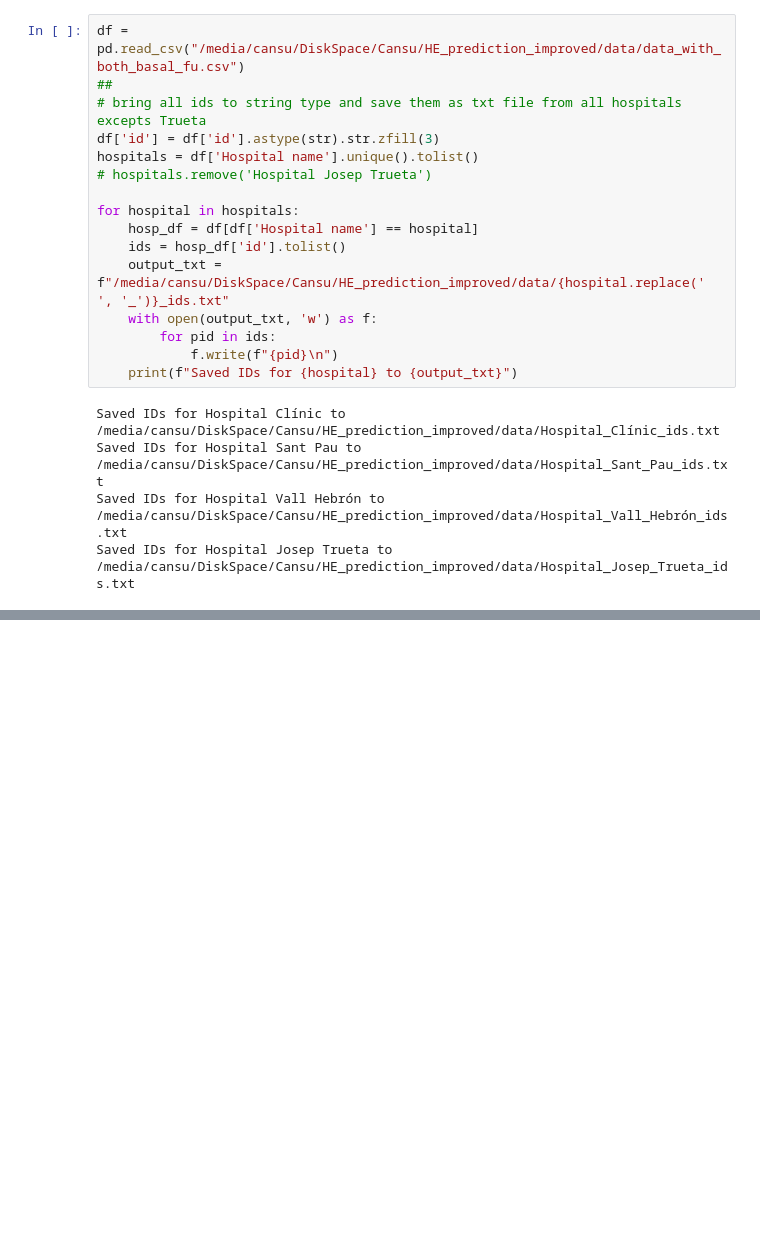
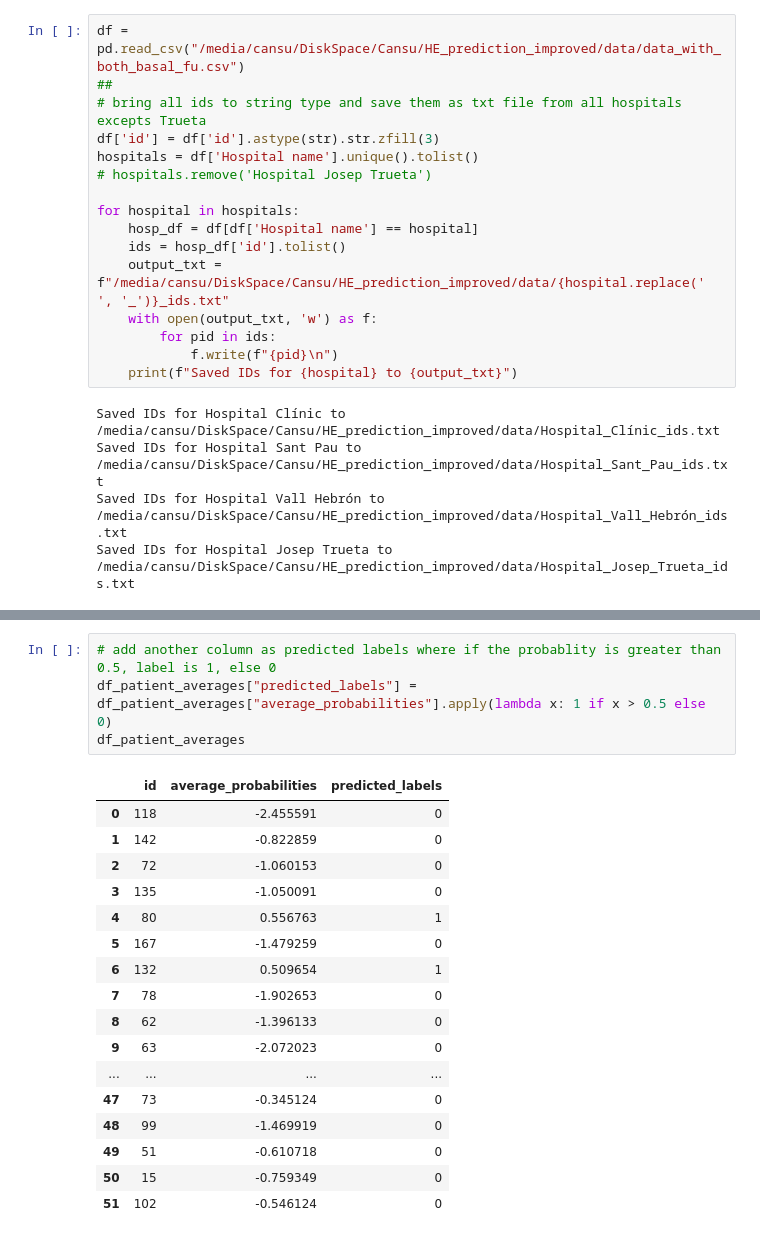
Before and after one commit to cansuyalcinn/HE_prediction_improved, a Jupyter notebook: notebook.ipynb, the cells around one changed output, grey strips where cells are left out. Cells and saved outputs as stored; diff of their text form; blank space fills up the shorter version.

```diff
--- a/notebook.ipynb
+++ b/notebook.ipynb
@@ -406,0 +640,22 @@ array([0., 0., 0., 0., 0., 1., 0., 0., 1., 0., 1., 0., 0., 0., 0., 0., 0.,
+# %%
+# add another column as predicted labels where if the probablity is greater than 0.5, label is 1, else 0
+df_patient_averages["predicted_labels"] = df_patient_averages["average_probabilities"].apply(lambda x: 1 if x > 0.5 else 0)
+df_patient_averages
+# %% [output]
+|  | id | average_probabilities | predicted_labels |
+| 0 | 118 | -2.455591 | 0 |
+| 1 | 142 | -0.822859 | 0 |
+| 2 | 72 | -1.060153 | 0 |
+| 3 | 135 | -1.050091 | 0 |
+| 4 | 80 | 0.556763 | 1 |
+| 5 | 167 | -1.479259 | 0 |
+| 6 | 132 | 0.509654 | 1 |
+| 7 | 78 | -1.902653 | 0 |
+| 8 | 62 | -1.396133 | 0 |
+| 9 | 63 | -2.072023 | 0 |
+| ... | ... | ... | ... |
+| 47 | 73 | -0.345124 | 0 |
+| 48 | 99 | -1.469919 | 0 |
+| 49 | 51 | -0.610718 | 0 |
+| 50 | 15 | -0.759349 | 0 |
+| 51 | 102 | -0.546124 | 0 |
```
Also changed, not shown: parts of 13 cells of this notebook, 6 other files.
